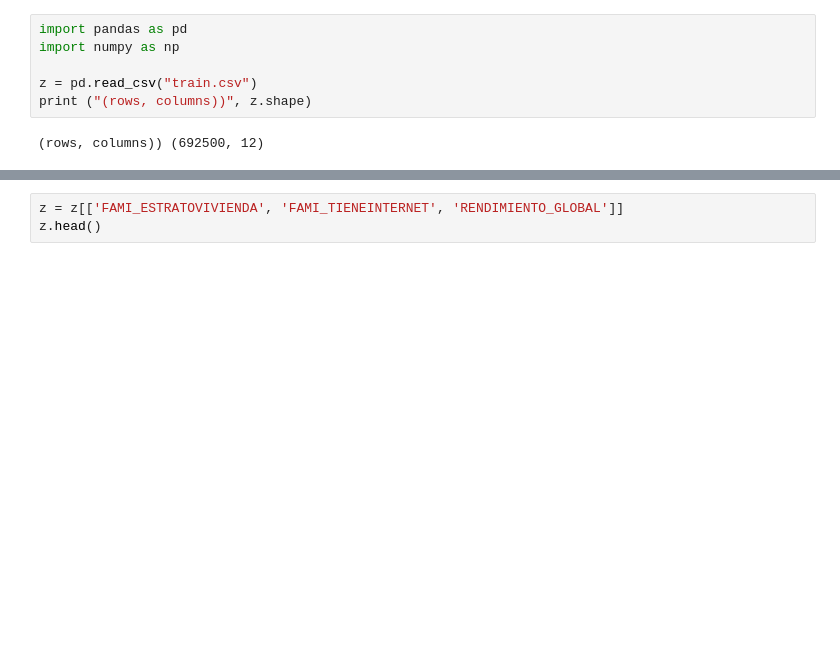
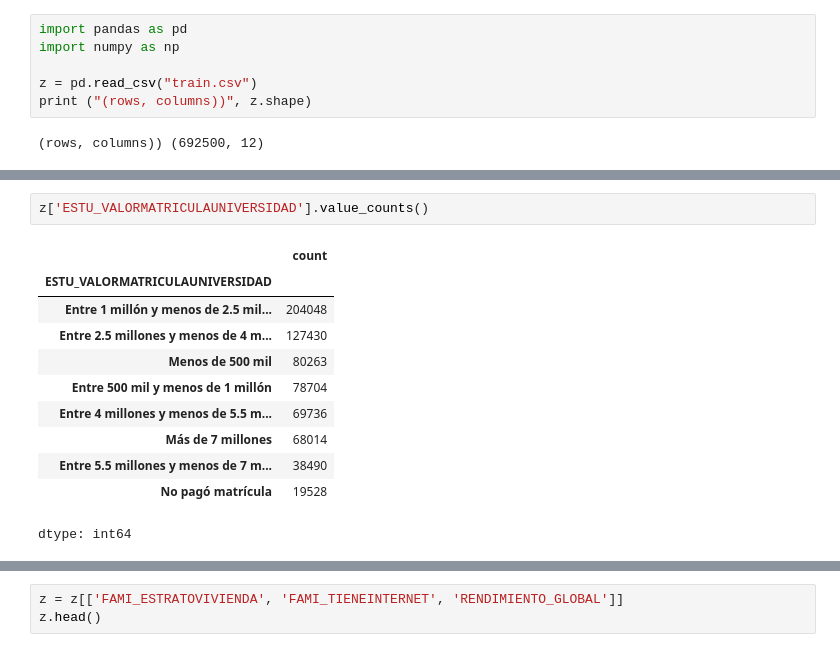
Before and after one commit to maikol0629/models1, a Jupyter notebook: 01_exploración.ipynb, the cells around one changed output, grey strips where cells are left out. Cells and saved outputs as stored; diff of their text form; blank space fills up the shorter version.

```diff
--- a/01_exploración.ipynb
+++ b/01_exploración.ipynb
@@ -28,0 +46,14 @@ z.head()
+# %%
+z['ESTU_VALORMATRICULAUNIVERSIDAD'].value_counts()
+# %% [output]
+|  | count |
+| ESTU_VALORMATRICULAUNIVERSIDAD |  |
+| Entre 1 millón y menos de 2.5 mil... | 204048 |
+| Entre 2.5 millones y menos de 4 m... | 127430 |
+| Menos de 500 mil | 80263 |
+| Entre 500 mil y menos de 1 millón | 78704 |
+| Entre 4 millones y menos de 5.5 m... | 69736 |
+| Más de 7 millones | 68014 |
+| Entre 5.5 millones y menos de 7 m... | 38490 |
+| No pagó matrícula | 19528 |
+dtype: int64
```
Also changed, not shown: parts of 7 cells of this notebook, 1 other file.
